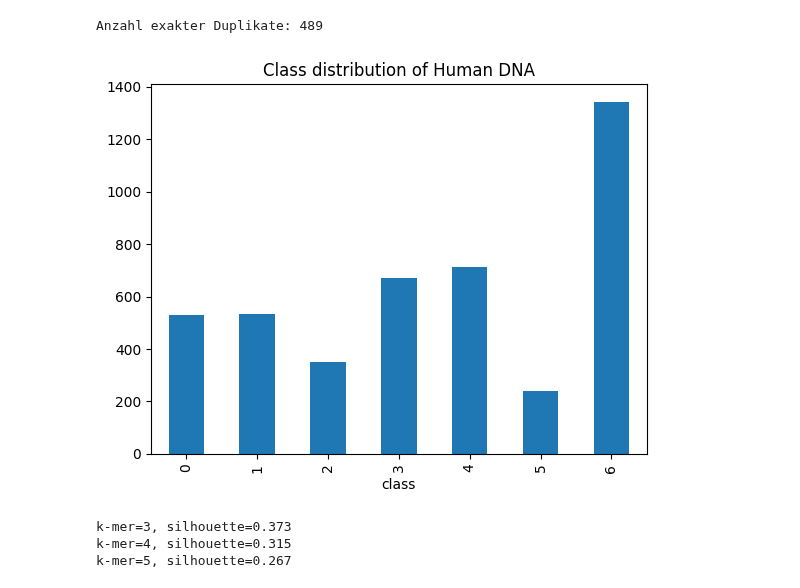
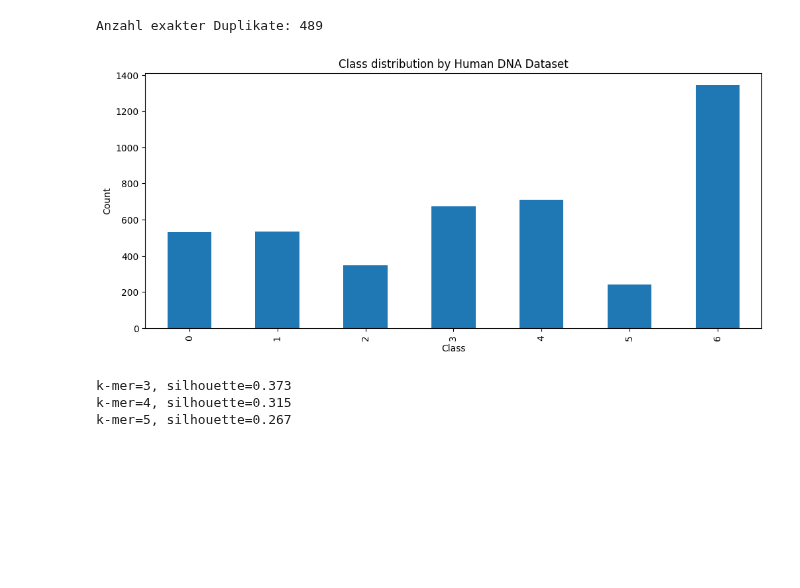
Before and after one commit to YamenNahhas/my-data-project, a Jupyter notebook: notebooks/DNA classification/Human Data Sequnence.ipynb, the cells around one changed output. Saved outputs shown, nothing was run; the diff lists cells and outputs as text; code cells hidden in the pictures; blank space fills up the shorter version.

Commit message:
changes in diagrams

```diff
--- a/notebooks/DNA classification/Human Data Sequnence.ipynb
+++ b/notebooks/DNA classification/Human Data Sequnence.ipynb
@@ -93,10 +93,17 @@ print(f"Anzahl exakter Duplikate: {len(duplicates)}")
 Anzahl exakter Duplikate: 489
 # %%
 #Class distribution of Human DNA
-df['class'].value_counts().sort_index().plot.bar();
-plt.title("Class distribution of Human DNA");
+fig, ax = plt.subplots(figsize=(12, 5))
+
+df['class'].value_counts().sort_index().plot.bar(ax=ax)
+
+ax.set_title("Class distribution by Human DNA Dataset")
+ax.set_ylabel("Count")
+ax.set_xlabel("Class")
+
+plt.show()
 # %% [output]
-[figure, old version]
+[figure, new version]
 # %%
 #search the best k-mer value for clustering
 for k in [3, 4, 5]:
```
Also changed, not shown: parts of 8 cells of this notebook.
